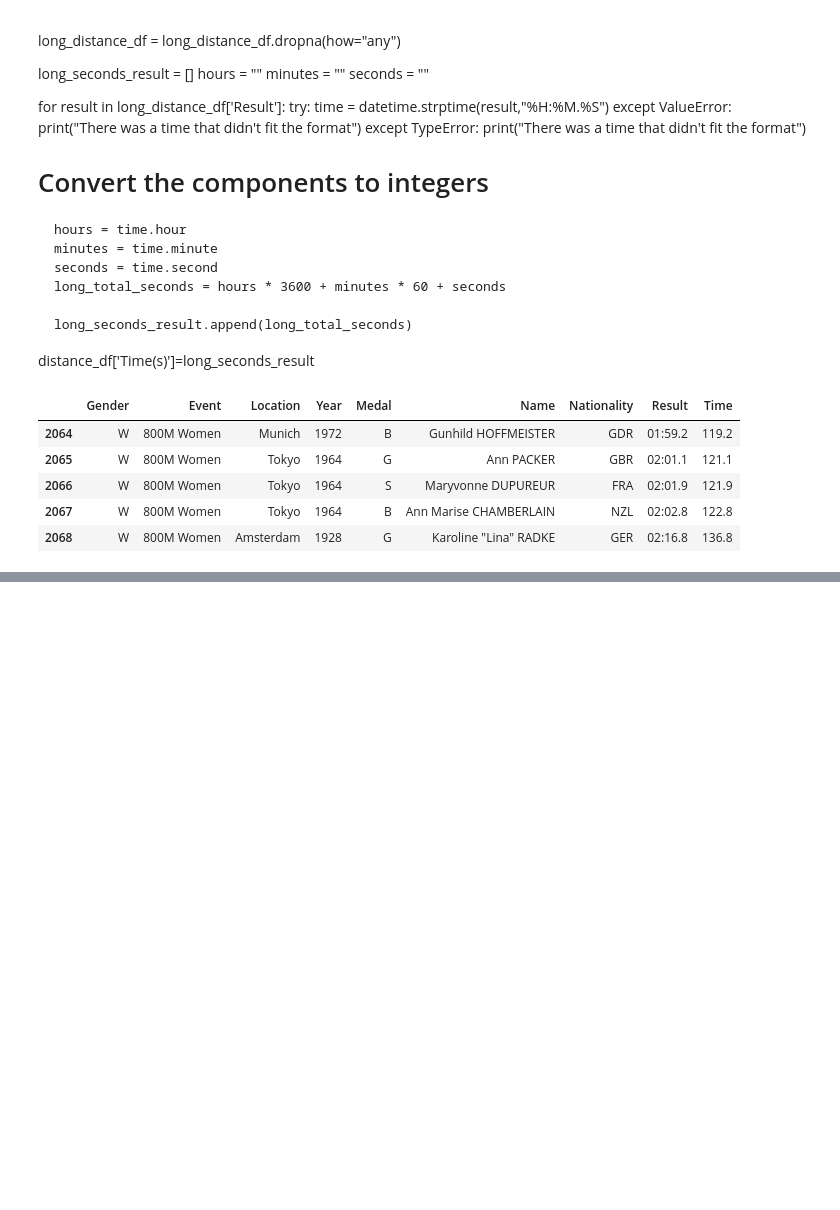
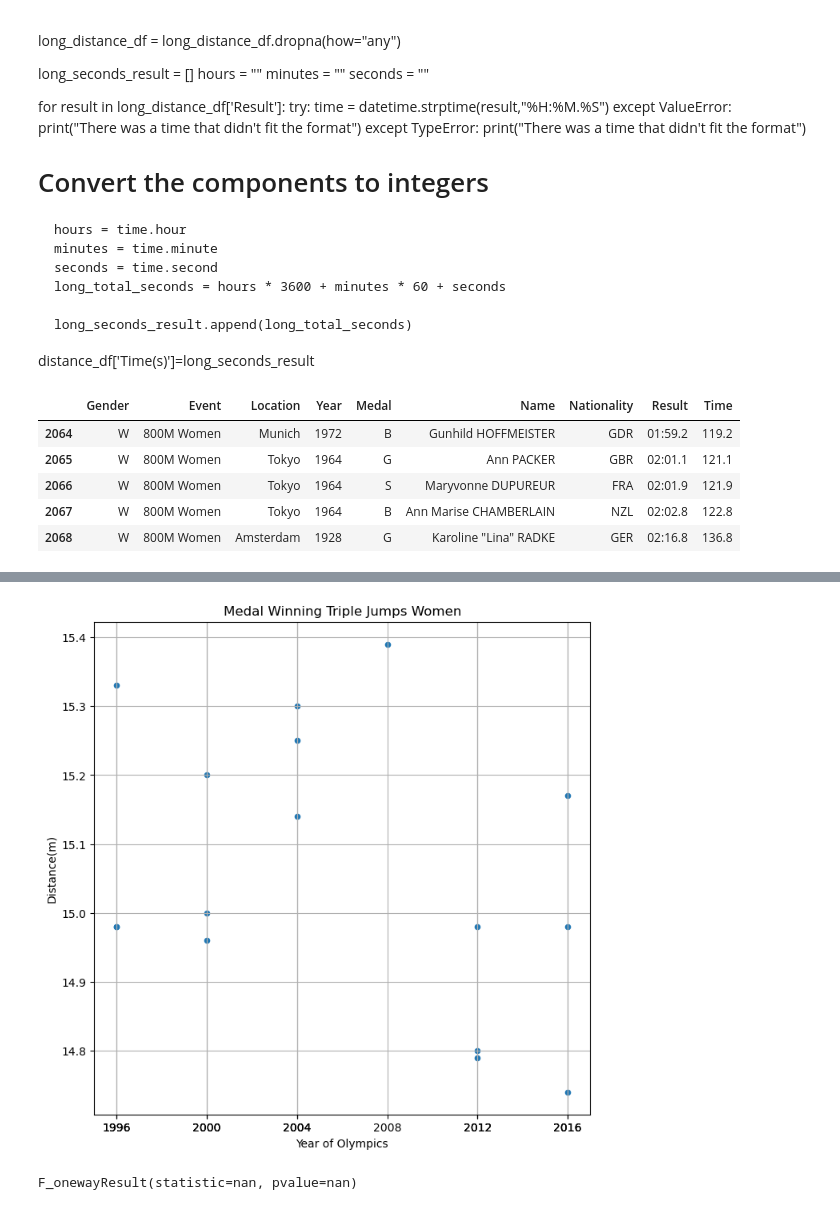
Before and after one commit to BlufferMK/Olympics_Project, a Jupyter notebook: OlympicPy.ipynb, the cells around one changed output, grey strips where cells are left out. Drawn from its saved outputs; the diff is of its cells as text; code cells hidden in the pictures; blank space fills up the shorter version.

```diff
--- a/OlympicPy.ipynb
+++ b/OlympicPy.ipynb
@@ -151,0 +350,12 @@ plt.show()
+# %%
+# triple jump women create scatter plot
+triple_jump_w_df.plot(kind="scatter", x="Year", y="height", grid=True, figsize=(8,8),
+              title="Medal Winning Triple Jumps Women",xlabel = "Year of Olympics", ylabel = "Distance(m)",xticks=triple_jump_w_df['Year'])
+
+#save the plot
+plt.savefig("output_files/triple_jump_women.png")
+
+# Show the plot
+plt.show()
+# %% [output]
+[figure, added]
@@ -151,0 +411,7 @@ plt.show()
+# %%
+# ANOVA testing 10000 m Men
+
+stats.f_oneway(group0, group1, group2, group3, group4, group5, group6, group7, group8, group9,
+               group10, group11)
+# %% [output]
+F_onewayResult(statistic=nan, pvalue=nan)
```
Also changed, not shown: parts of 30 cells of this notebook, 18 other files.
